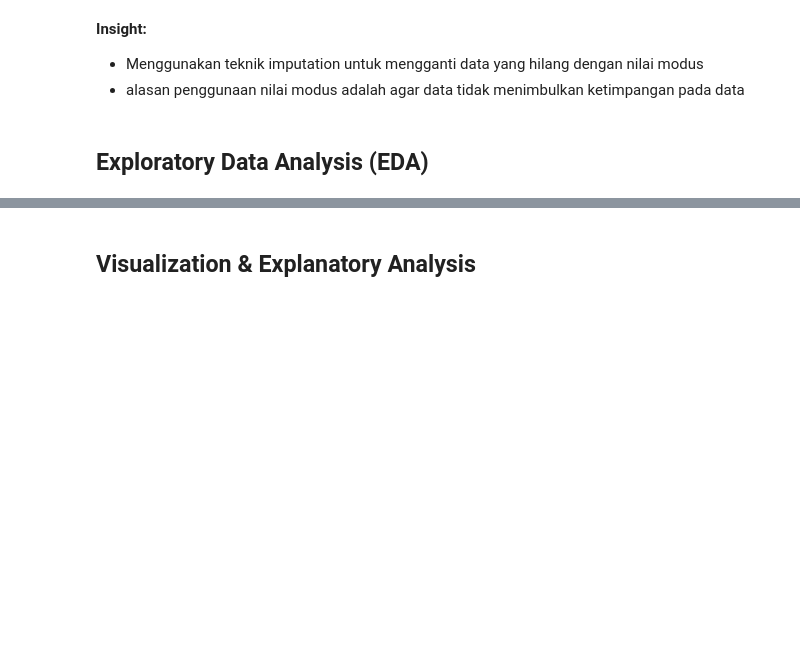
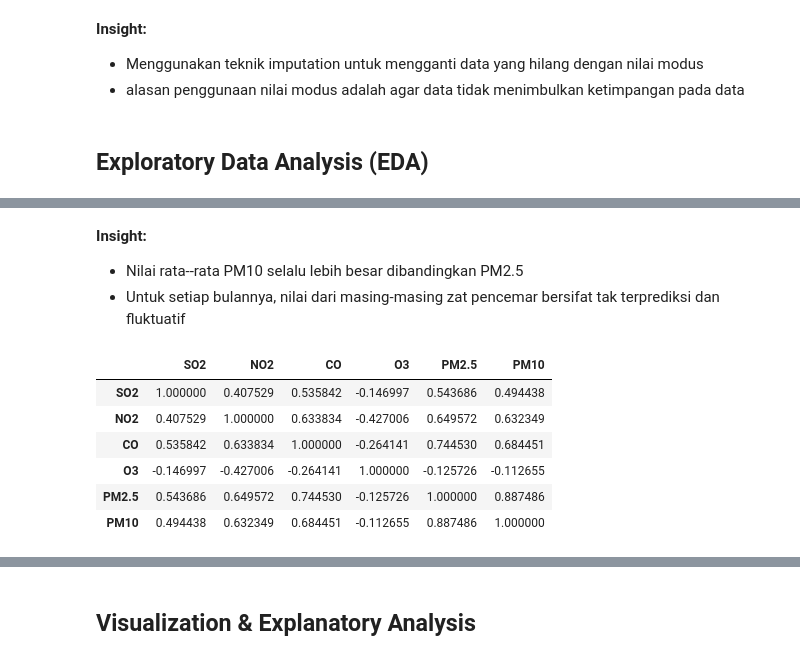
Before and after one commit to Ryu2804/Dongsi-Air-Pollution-Project, a Jupyter notebook: Proyek_Analisis_Data.ipynb, the cells around one changed output, grey strips where cells are left out. Saved outputs shown, nothing was run; the diff lists cells and outputs as text; code cells hidden in the pictures; blank space fills up the shorter version.

```diff
--- a/Proyek_Analisis_Data.ipynb
+++ b/Proyek_Analisis_Data.ipynb
@@ -156,0 +181,23 @@ dongsi_df.groupby(by="month").agg({
+# %% [markdown]
+**Insight:**
+- Nilai rata--rata PM10 selalu lebih besar dibandingkan PM2.5
+- Untuk setiap bulannya, nilai dari masing-masing zat pencemar bersifat tak terprediksi dan fluktuatif
+# %%
+corr_df = pd.DataFrame({
+    "SO2": dongsi_df["SO2"],
+    "NO2": dongsi_df["NO2"],
+    "CO": dongsi_df["CO"],
+    "O3": dongsi_df["O3"],
+    "PM2.5": dongsi_df["PM2.5"],
+    "PM10": dongsi_df["PM10"]
+})
+
+corr_df.corr(method='pearson')
+# %% [output]
+|  | SO2 | NO2 | CO | O3 | PM2.5 | PM10 |
+| SO2 | 1.000000 | 0.407529 | 0.535842 | -0.146997 | 0.543686 | 0.494438 |
+| NO2 | 0.407529 | 1.000000 | 0.633834 | -0.427006 | 0.649572 | 0.632349 |
+| CO | 0.535842 | 0.633834 | 1.000000 | -0.264141 | 0.744530 | 0.684451 |
+| O3 | -0.146997 | -0.427006 | -0.264141 | 1.000000 | -0.125726 | -0.112655 |
+| PM2.5 | 0.543686 | 0.649572 | 0.744530 | -0.125726 | 1.000000 | 0.887486 |
+| PM10 | 0.494438 | 0.632349 | 0.684451 | -0.112655 | 0.887486 | 1.000000 |
```
Also changed, not shown: parts of 12 cells of this notebook, 5 other files.
